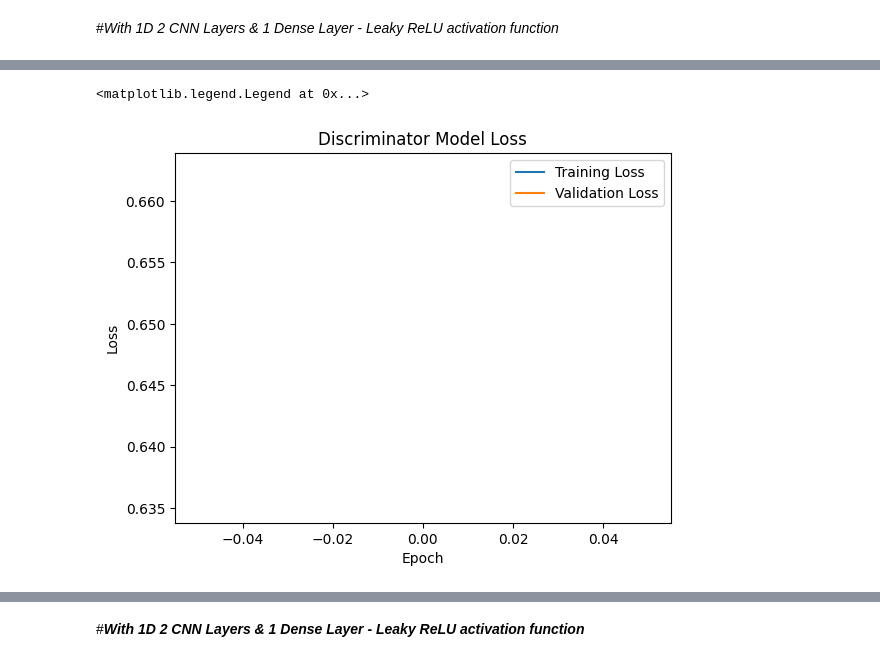
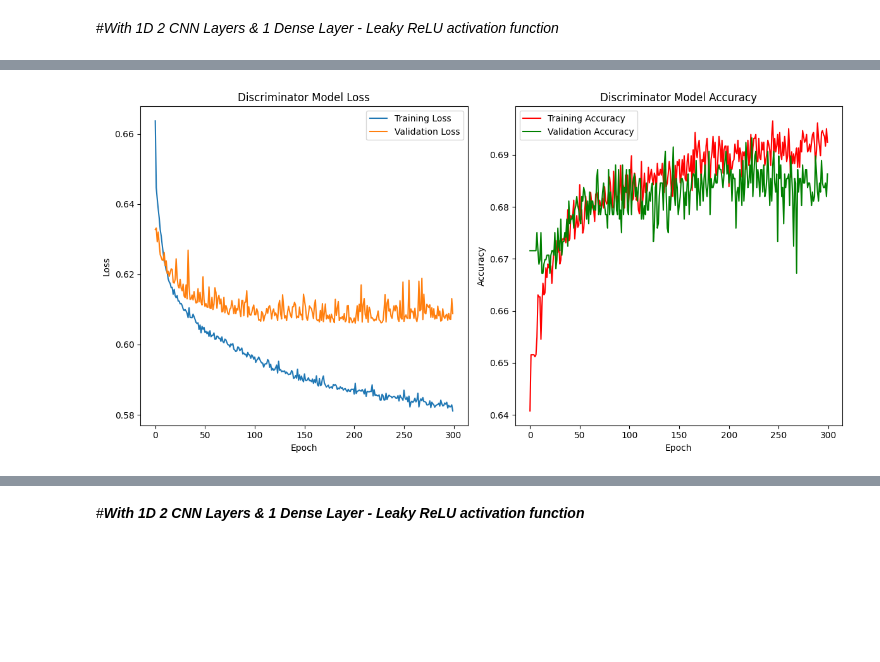
Before and after one commit to ImajiPietersz/FYP, a Jupyter notebook: GAN_Experiments/GAN_Experiment_Combine_LoRaWAN_Data_Set.ipynb, the cells around one changed output, grey strips where cells are left out. Saved outputs shown, nothing was run; the diff lists cells and outputs as text; code cells hidden in the pictures; blank space fills up the shorter version.

```diff
--- a/GAN_Experiments/GAN_Experiment_Combine_LoRaWAN_Data_Set.ipynb
+++ b/GAN_Experiments/GAN_Experiment_Combine_LoRaWAN_Data_Set.ipynb
@@ -246,11 +262,30 @@ history = discriminator.fit(train_data, train_labels, epochs=300, validation_dat
-# %%
-plt.plot(history.history['loss'], label='Training Loss')
-plt.plot(history.history['val_loss'], label='Validation Loss')
-plt.title('Discriminator Model Loss')
-plt.xlabel('Epoch')
-plt.ylabel('Loss')
-plt.legend()
-# %% [output]
-<matplotlib.legend.Legend at 0x...>
-[figure, removed]
+# %%
+import matplotlib.pyplot as plt
+
+# Create subplots with 1 row and 2 columns
+fig, (ax1, ax2) = plt.subplots(1, 2, figsize=(12, 6))
+
+# Plot the training loss
+ax1.plot(history.history['loss'], label='Training Loss')
+ax1.plot(history.history['val_loss'], label='Validation Loss')
+ax1.set_title('Discriminator Model Loss')
+ax1.set_xlabel('Epoch')
+ax1.set_ylabel('Loss')
+ax1.legend()
+
+# Plot the training accuracy
+ax2.plot(history.history['accuracy'], label='Training Accuracy', color='red')
+ax2.plot(history.history['val_accuracy'], label='Validation Accuracy', color='green')
+ax2.set_title('Discriminator Model Accuracy')
+ax2.set_xlabel('Epoch')
+ax2.set_ylabel('Accuracy')
+ax2.legend()
+
+# Adjust the spacing between subplots
+plt.tight_layout()
+
+# Display the plot
+plt.show()
+# %% [output]
+[figure, added]
 # %%
```
Also changed, not shown: parts of 109 cells of this notebook.
